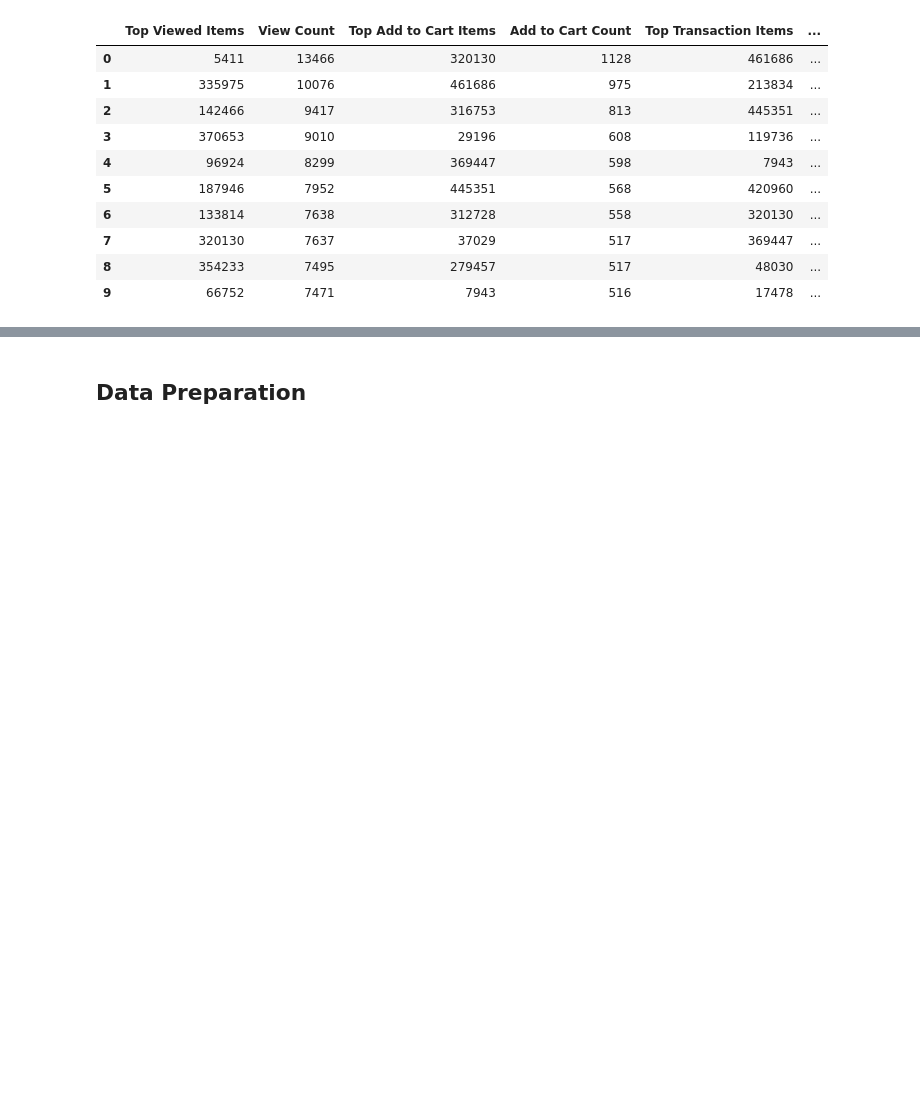
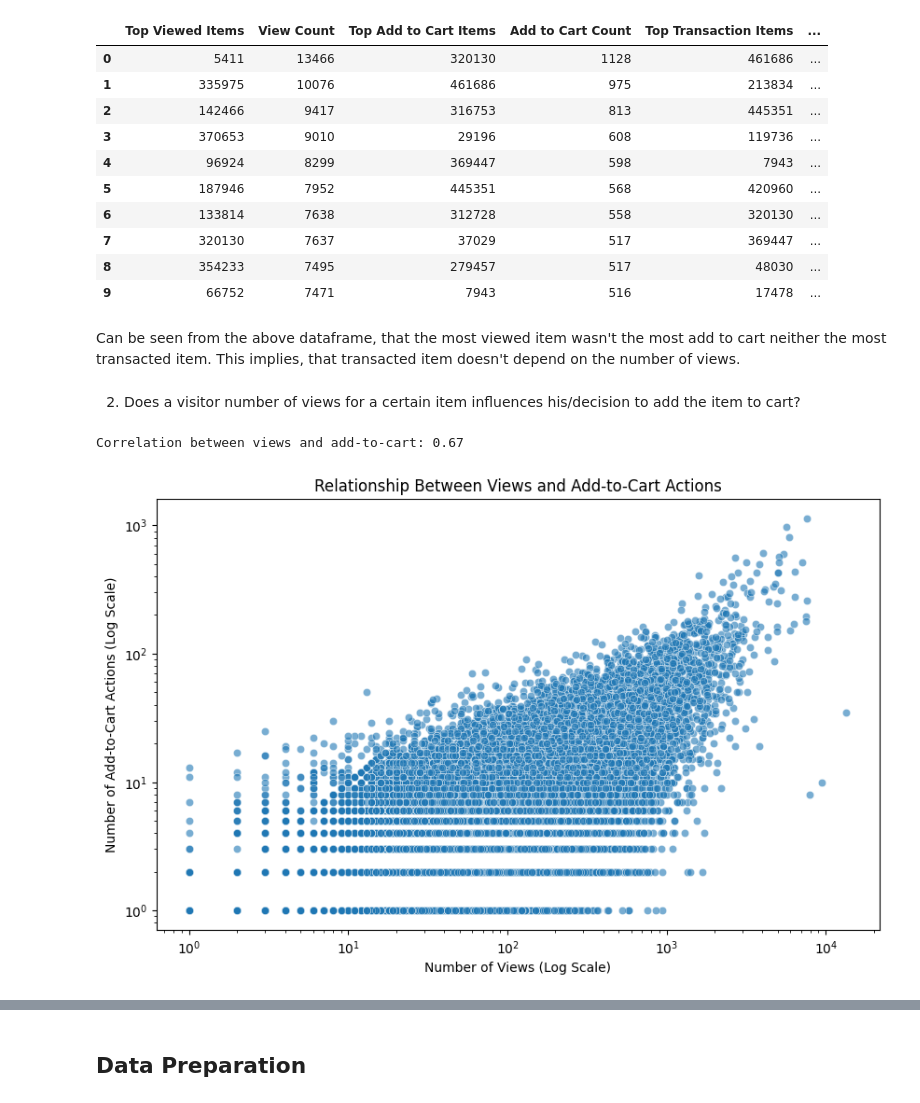
Before and after one commit to adubrightkwartengsnr/Recommendation-System-For-E-commerce, a Jupyter notebook: notebooks/recommendation_system.ipynb, the cells around one changed output, grey strips where cells are left out. Drawn from its saved outputs; the diff is of its cells as text; code cells hidden in the pictures; blank space fills up the shorter version.

```diff
--- a/notebooks/recommendation_system.ipynb
+++ b/notebooks/recommendation_system.ipynb
@@ -642,12 +654,0 @@ final_df.set_index('datetime', inplace=True) #set datetime as index
-# %%
-final_df['event_count'] = final_df.resample('D').size()  # Daily event count
-final_df['rolling_avg'] = final_df['event_count'].rolling(window=7).mean()  # 7-day moving average
-
-plt.figure(figsize=(12, 5))
-plt.plot(final_df.index, final_df['event_count'], label="Daily Event Count", alpha=0.5)
-plt.plot(final_df.index, final_df['rolling_avg'], label="7-Day Moving Average", linewidth=2, color='red')
-plt.title("Event Trend with Moving Average")
-plt.xlabel("Date")
-plt.ylabel("Event Count")
-plt.legend()
-plt.show()
@@ -778,3 +777,34 @@ top_items_df
 | 7 | 320130 | 7637 | 37029 | 517 | 369447 | ... |
 | 8 | 354233 | 7495 | 279457 | 517 | 48030 | ... |
 | 9 | 66752 | 7471 | 7943 | 516 | 17478 | ... |
+# %% [markdown]
+Can be seen from the above dataframe, that the most viewed item wasn't the most add to cart neither the most transacted item. This implies, that transacted item doesn't depend on the number of views.
+# %% [markdown]
+2. Does a visitor number of views for a certain item influences his/decision to add the item to cart?
+# %%
+# Convert itemid to string
+final_df["itemid"] = final_df["itemid"].astype(str)
+
+# Aggregate number of views and add-to-cart actions per item
+item_conversion = final_df.groupby("itemid")["event"].value_counts().unstack(fill_value=0)
+# Ensure the required columns exist
+if "view" in item_conversion.columns and "addtocart" in item_conversion.columns:
+    # Compute conversion rate (add-to-cart / views)
+    item_conversion["conversion_rate"] = item_conversion["addtocart"] / item_conversion["view"]
+
+   # Compute correlation between views and add-to-cart actions
+    correlation = item_conversion["view"].corr(item_conversion["addtocart"])
+    print(f"Correlation between views and add-to-cart: {correlation:.2f}")
+
+    # Scatter plot to visualize relationship
+    plt.figure(figsize=(10, 6))
+    sns.scatterplot(x=item_conversion["view"], y=item_conversion["addtocart"], alpha=0.6)
+    plt.xscale("log")  # Log scale for better visibility
+    plt.yscale("log")
+    plt.title("Relationship Between Views and Add-to-Cart Actions")
+    plt.xlabel("Number of Views (Log Scale)")
+    plt.ylabel("Number of Add-to-Cart Actions (Log Scale)")
+    plt.show()
+# %% [output]
+Correlation between views and add-to-cart: 0.67
+[figure, added]
```
Also changed, not shown: parts of 23 cells of this notebook.
